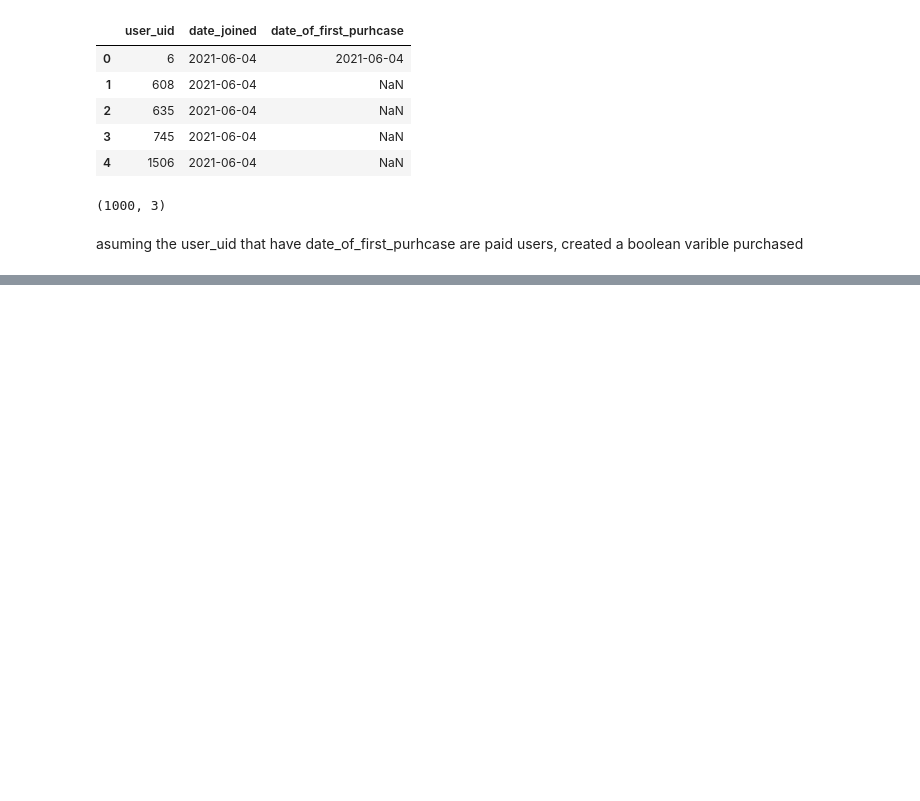
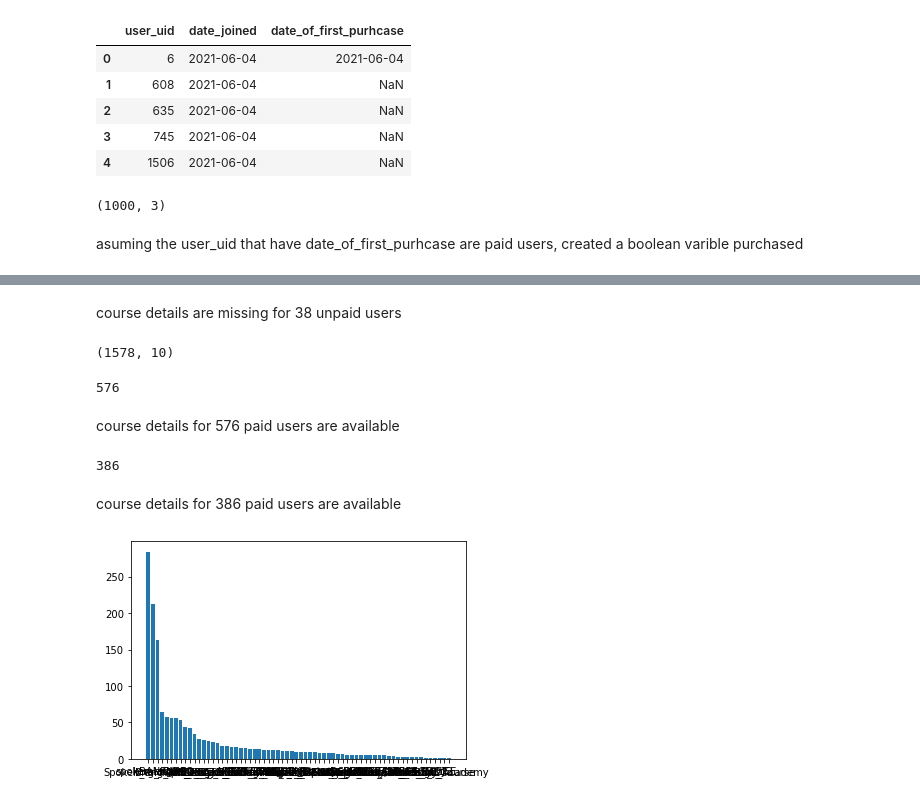
Before and after one commit to noel996/entry_data_analysis, a Jupyter notebook: Entry User Data analysis.ipynb, the cells around one changed output, grey strips where cells are left out. Saved outputs shown, nothing was run; the diff lists cells and outputs as text; code cells hidden in the pictures; blank space fills up the shorter version.

```diff
--- a/Entry User Data analysis.ipynb
+++ b/Entry User Data analysis.ipynb
@@ -112,0 +169,2 @@ paid_user.head()
+# %%
+user_det = pd.merge(user,course_details,how = 'left',on = 'user_id',indicator=True)
@@ -112,0 +180,2 @@ paid_user.head()
+# %%
+user_det = user_det.rename(columns={'_merge':'Source'})
@@ -112,0 +222,27 @@ paid_user.head()
+# %% [markdown]
+course details are missing for 38 unpaid users
+# %%
+user_det1 = user_det[user_det.Source == 'both']
+# %%
+user_det1.shape
+# %% [output]
+(1578, 10)
+# %%
+len(user_det1[user_det1.paid_user==True].user_id.unique())
+# %% [output]
+576
+# %% [markdown]
+course details for 576 paid users are available
+# %%
+len(user_det1[user_det1.paid_user==False].user_id.unique())
+# %% [output]
+386
+# %% [markdown]
+course details for 386 paid users are available
+# %%
+course = user_det1.track_slug.value_counts()
+# %%
+plt.bar(course.index,course.values)
+plt.show()
+# %% [output]
+[figure, added]
```
Also changed, not shown: parts of 40 cells of this notebook.
